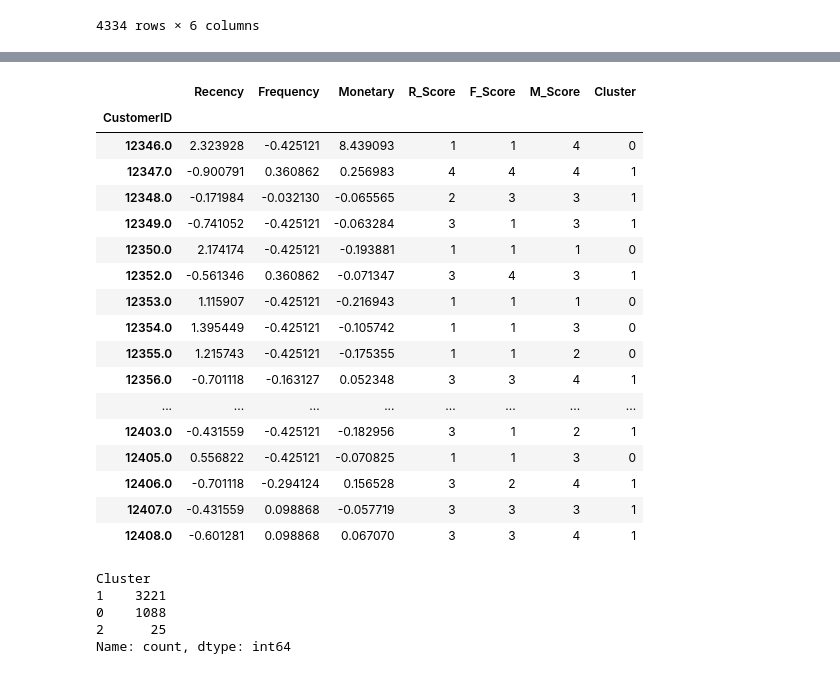
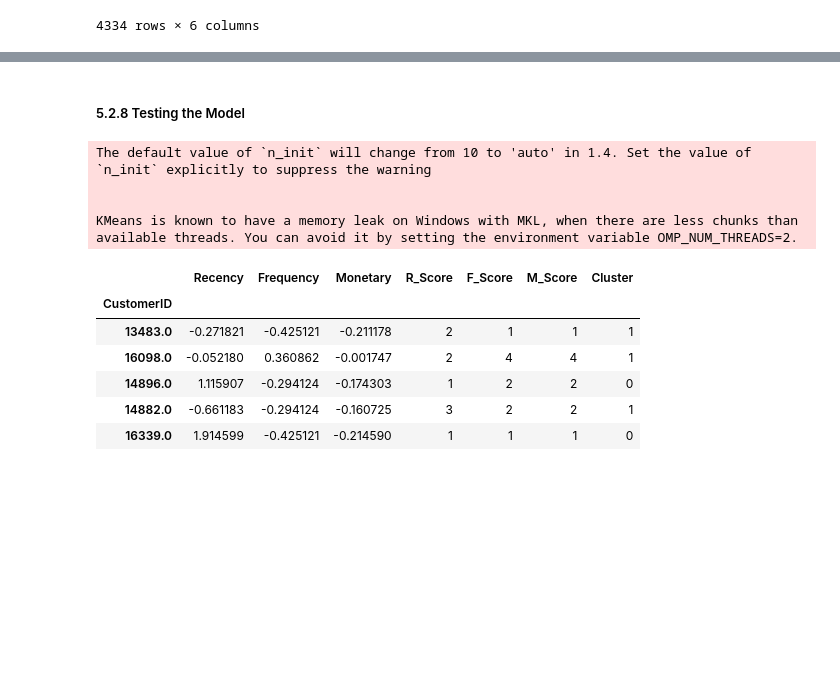
Before and after one commit to DATA-606-2023-FALL-MONDAY/Khambalkar_Jahanvi, a Jupyter notebook: src/rfm_analysis_final_version.ipynb, the cells around one changed output, grey strips where cells are left out. Saved outputs shown, nothing was run; the diff lists cells and outputs as text; code cells hidden in the pictures; blank space fills up the shorter version.

```diff
--- a/src/rfm_analysis _model.ipynb
+++ b/src/rfm_analysis_final_version.ipynb
@@ -797,0 +938,6 @@ df_cluster_scaled
+# %%
+from sklearn.model_selection import train_test_split
+
+# Ratio of training dataset to the Testing dataset is 9:1
+x_train, x_test = train_test_split(df_cluster_scaled, test_size=0.1)
+x_train
@@ -816,32 +1313,18 @@ plt.show()
+# %% [markdown]
+##### 5.2.8 Testing the Model
 # %%
 # Apply K-means clustering
 kmeans = KMeans(n_clusters=3)
-df_cluster_scaled['Cluster'] = kmeans.fit_predict(df_cluster_scaled[['Recency','Frequency','Monetary']])
-df_cluster_scaled.head(50)
+x_test['Cluster'] = kmeans.fit_predict(x_test[['Recency','Frequency','Monetary']])
 # %% [output]
+The default value of `n_init` will change from 10 to 'auto' in 1.4. Set the value of `n_init` explicitly to suppress the warning
+
+
+KMeans is known to have a memory leak on Windows with MKL, when there are less chunks than available threads. You can avoid it by setting the environment variable OMP_NUM_THREADS=2.
 |  | Recency | Frequency | Monetary | R_Score | F_Score | M_Score | Cluster |
 | CustomerID |  |  |  |  |  |  |  |
-| 12346.0 | 2.323928 | -0.425121 | 8.439093 | 1 | 1 | 4 | 0 |
-| 12347.0 | -0.900791 | 0.360862 | 0.256983 | 4 | 4 | 4 | 1 |
-| 12348.0 | -0.171984 | -0.032130 | -0.065565 | 2 | 3 | 3 | 1 |
-| 12349.0 | -0.741052 | -0.425121 | -0.063284 | 3 | 1 | 3 | 1 |
-| 12350.0 | 2.174174 | -0.425121 | -0.193881 | 1 | 1 | 1 | 0 |
-| 12352.0 | -0.561346 | 0.360862 | -0.071347 | 3 | 4 | 3 | 1 |
-| 12353.0 | 1.115907 | -0.425121 | -0.216943 | 1 | 1 | 1 | 0 |
-| 12354.0 | 1.395449 | -0.425121 | -0.105742 | 1 | 1 | 3 | 0 |
-| 12355.0 | 1.215743 | -0.425121 | -0.175355 | 1 | 1 | 2 | 0 |
-| 12356.0 | -0.701118 | -0.163127 | 0.052348 | 3 | 3 | 4 | 1 |
-| ... | ... | ... | ... | ... | ... | ... | ... |
-| 12403.0 | -0.431559 | -0.425121 | -0.182956 | 3 | 1 | 2 | 1 |
-| 12405.0 | 0.556822 | -0.425121 | -0.070825 | 1 | 1 | 3 | 0 |
-| 12406.0 | -0.701118 | -0.294124 | 0.156528 | 3 | 2 | 4 | 1 |
-| 12407.0 | -0.431559 | 0.098868 | -0.057719 | 3 | 3 | 3 | 1 |
-| 12408.0 | -0.601281 | 0.098868 | 0.067070 | 3 | 3 | 4 | 1 |
+| 13483.0 | -0.271821 | -0.425121 | -0.211178 | 2 | 1 | 1 | 1 |
+| 16098.0 | -0.052180 | 0.360862 | -0.001747 | 2 | 4 | 4 | 1 |
+| 14896.0 | 1.115907 | -0.294124 | -0.174303 | 1 | 2 | 2 | 0 |
+| 14882.0 | -0.661183 | -0.294124 | -0.160725 | 3 | 2 | 2 | 1 |
+| 16339.0 | 1.914599 | -0.425121 | -0.214590 | 1 | 1 | 1 | 0 |
-# %%
-df_cluster_scaled['Cluster'].value_counts()
-# %% [output]
-Cluster
-1    3221
-0    1088
-2      25
-Name: count, dtype: int64
```
Also changed, not shown: parts of 55 cells of this notebook, 6 other files.
